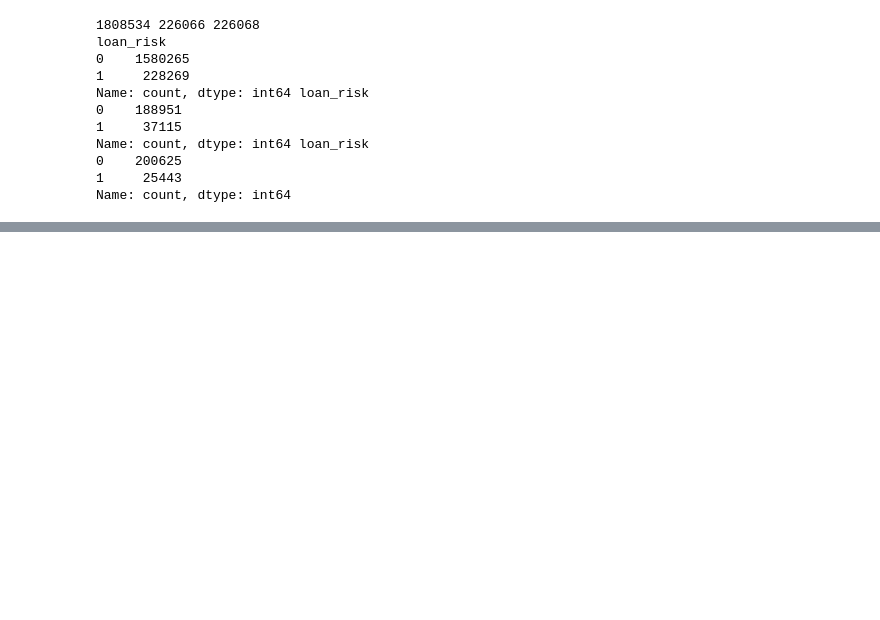
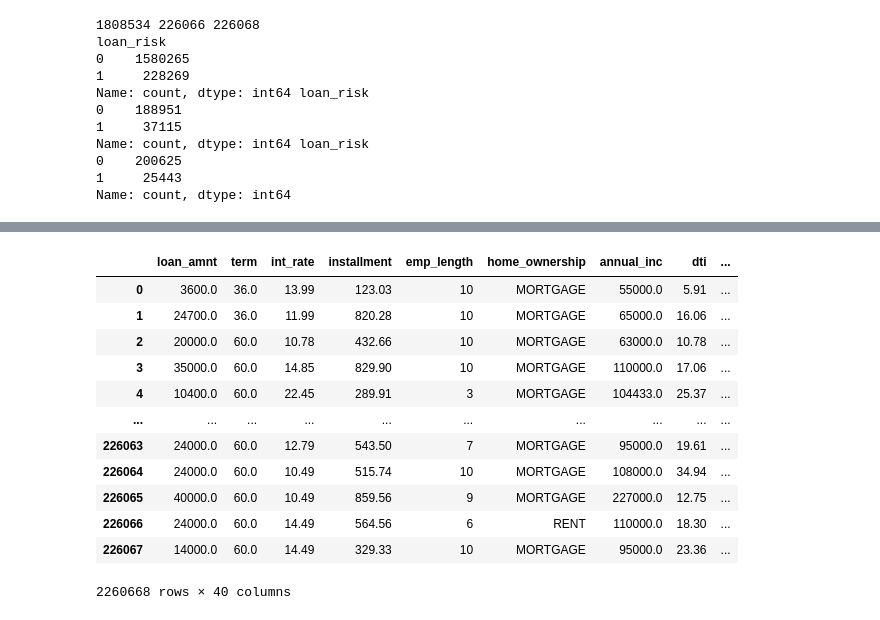
Before and after one commit to jaydenspurgiasz/loan-risk, a Jupyter notebook: preprocess.ipynb, the cells around one changed output, grey strips where cells are left out. Saved outputs shown, nothing was run; the diff lists cells and outputs as text; code cells hidden in the pictures; blank space fills up the shorter version.

```diff
--- a/preprocess.ipynb
+++ b/preprocess.ipynb
@@ -97,0 +98,10 @@ test_df.to_csv("./data/test.csv")
+# %%
+# Look at categorical data
+import pandas as pd
+train_df = pd.read_csv("./data/train.csv")
+train_n = len(train_df)
+val_df = pd.read_csv("./data/val.csv")
+val_n = len(val_df)
+test_df = pd.read_csv("./data/test.csv")
+
+df = pd.concat([train_df, val_df, test_df], axis=0)
@@ -97,0 +152,18 @@ test_df.to_csv("./data/test.csv")
+# %%
+df = pd.concat([df, one_hots], axis=1)
+df.drop("purpose", axis=1)
+# Purpose column now one-hot encoded
+# %% [output]
+|  | loan_amnt | term | int_rate | installment | emp_length | home_ownership | annual_inc | dti | ... |
+| 0 | 3600.0 | 36.0 | 13.99 | 123.03 | 10 | MORTGAGE | 55000.0 | 5.91 | ... |
+| 1 | 24700.0 | 36.0 | 11.99 | 820.28 | 10 | MORTGAGE | 65000.0 | 16.06 | ... |
+| 2 | 20000.0 | 60.0 | 10.78 | 432.66 | 10 | MORTGAGE | 63000.0 | 10.78 | ... |
+| 3 | 35000.0 | 60.0 | 14.85 | 829.90 | 10 | MORTGAGE | 110000.0 | 17.06 | ... |
+| 4 | 10400.0 | 60.0 | 22.45 | 289.91 | 3 | MORTGAGE | 104433.0 | 25.37 | ... |
+| ... | ... | ... | ... | ... | ... | ... | ... | ... | ... |
+| 226063 | 24000.0 | 60.0 | 12.79 | 543.50 | 7 | MORTGAGE | 95000.0 | 19.61 | ... |
+| 226064 | 24000.0 | 60.0 | 10.49 | 515.74 | 10 | MORTGAGE | 108000.0 | 34.94 | ... |
+| 226065 | 40000.0 | 60.0 | 10.49 | 859.56 | 9 | MORTGAGE | 227000.0 | 12.75 | ... |
+| 226066 | 24000.0 | 60.0 | 14.49 | 564.56 | 6 | RENT | 110000.0 | 18.30 | ... |
+| 226067 | 14000.0 | 60.0 | 14.49 | 329.33 | 10 | MORTGAGE | 95000.0 | 23.36 | ... |
+2260668 rows × 40 columns
```
Also changed, not shown: parts of 19 cells of this notebook, 2 other files.
